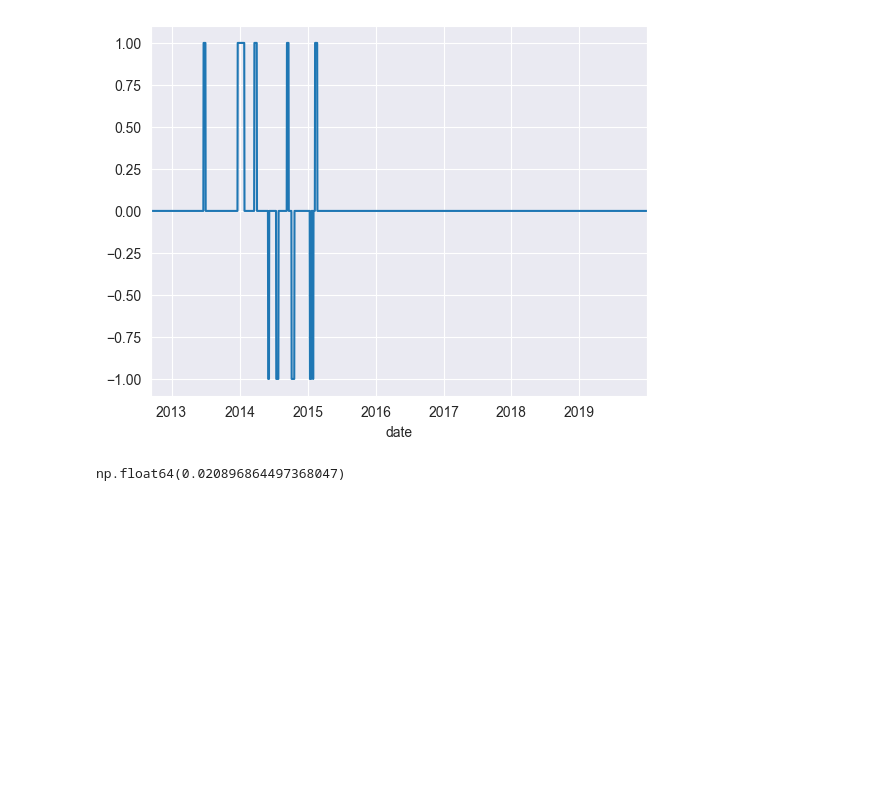
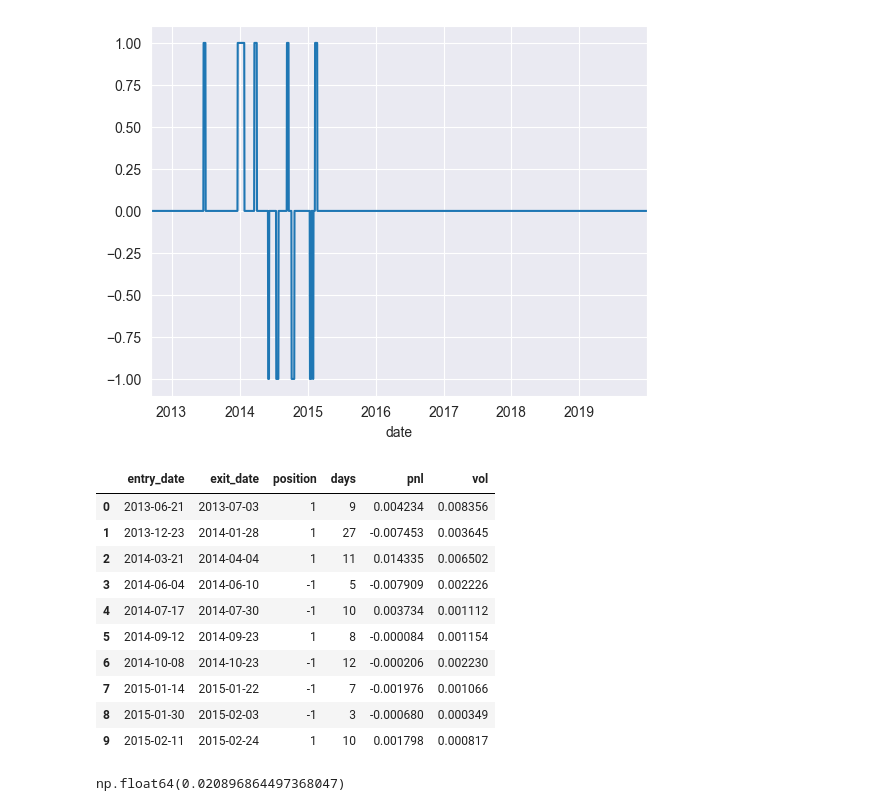
Before and after one commit to hedge-fund-strats/yield-curve-slope-trading, a Jupyter notebook: 05-trading-strat-joaquin.ipynb, the cells around one changed output. Drawn from its saved outputs; the diff is of its cells as text; code cells hidden in the pictures; blank space fills up the shorter version.

```diff
--- a/05-trading-strat-joaquin.ipynb
+++ b/05-trading-strat-joaquin.ipynb
@@ -98,6 +98,22 @@ df2["position"].plot()
 # %% [output]
 <Axes: xlabel='date'>
 [figure]
+# %%
+df_trades = pd.DataFrame(trades)
+df_trades.drop(columns=["pc_loading", "portfolio","mtm"], inplace=True)
+df_trades
+# %% [output]
+|  | entry_date | exit_date | position | days | pnl | vol |
+| 0 | 2013-06-21 | 2013-07-03 | 1 | 9 | 0.004234 | 0.008356 |
+| 1 | 2013-12-23 | 2014-01-28 | 1 | 27 | -0.007453 | 0.003645 |
+| 2 | 2014-03-21 | 2014-04-04 | 1 | 11 | 0.014335 | 0.006502 |
+| 3 | 2014-06-04 | 2014-06-10 | -1 | 5 | -0.007909 | 0.002226 |
+| 4 | 2014-07-17 | 2014-07-30 | -1 | 10 | 0.003734 | 0.001112 |
+| 5 | 2014-09-12 | 2014-09-23 | 1 | 8 | -0.000084 | 0.001154 |
+| 6 | 2014-10-08 | 2014-10-23 | -1 | 12 | -0.000206 | 0.002230 |
+| 7 | 2015-01-14 | 2015-01-22 | -1 | 7 | -0.001976 | 0.001066 |
+| 8 | 2015-01-30 | 2015-02-03 | -1 | 3 | -0.000680 | 0.000349 |
+| 9 | 2015-02-11 | 2015-02-24 | 1 | 10 | 0.001798 | 0.000817 |
 # %%
 sharpe = mod.ema_strat_sharpe(train_scores, train_pca, train_df, short=10, long=50, threshold=0.0030)
 sharpe
```
Also changed, not shown: 1 other file.
